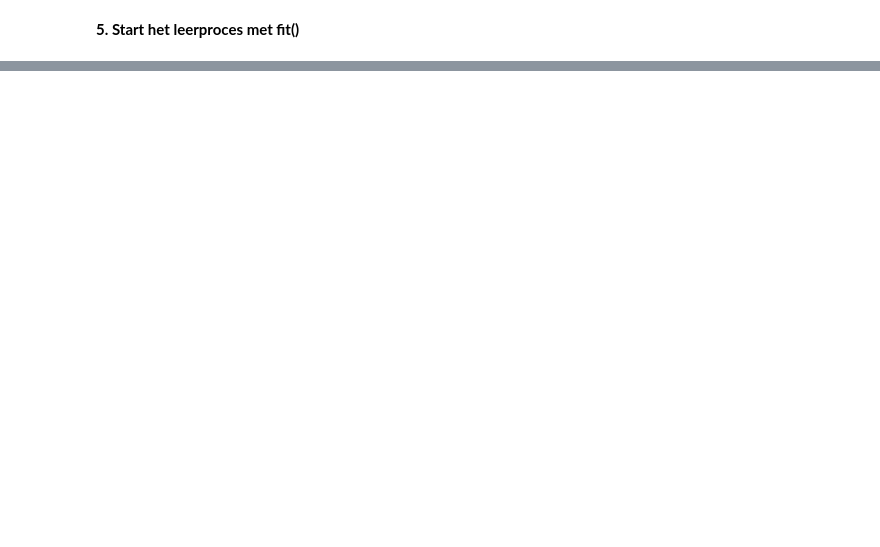
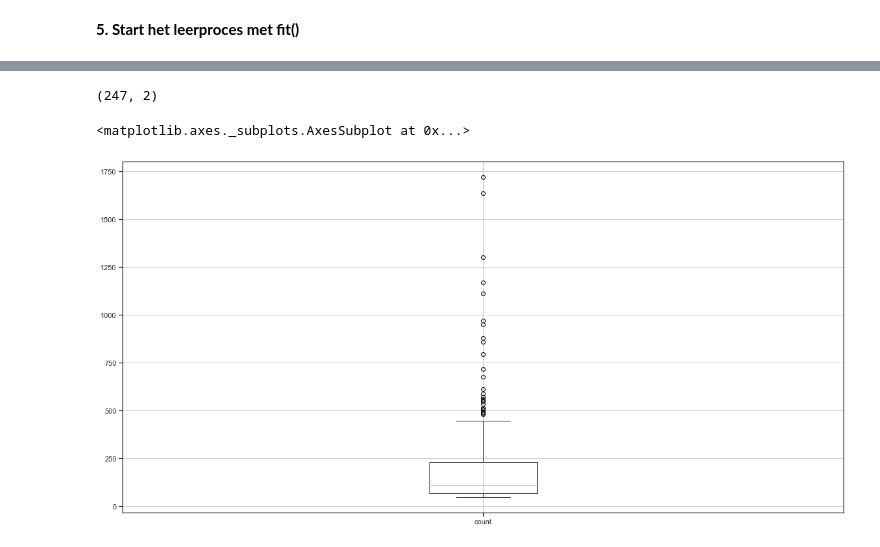
Before and after one commit to darkraisisi/cm_wine, a Jupyter notebook: Computional Modelling Wine Casus.ipynb, the cells around one changed output, grey strips where cells are left out. Drawn from its saved outputs; the diff is of its cells as text; code cells hidden in the pictures; blank space fills up the shorter version.

```diff
--- a/Computional Modelling Wine Casus.ipynb
+++ b/Computional Modelling Wine Casus.ipynb
@@ -204,0 +360,6 @@ np.sqrt(mean_squared_error(y_test,y_pred))
+# %%
+wordsPerWine = wine[['title','description']]
+allWordsSeperated = np.array(' '.join(wordsPerWine.to_numpy().flatten()).replace(',','').split(" "))
+# %%
+allWordsSeperated = np.char.lower(allWordsSeperated)
+(allWordsSeperated[:20],'Amount of words',allWordsSeperated.shape)
@@ -204,0 +372,13 @@ np.sqrt(mean_squared_error(y_test,y_pred))
+# %%
+unique, counts = np.array(np.unique(allWordsSeperated, return_counts=True))
+wordCount = np.array([np.array(unique), np.array(counts)])
+wordFrame = pd.DataFrame(wordCount[0],wordCount[1]).reset_index()
+wordFrame.columns = ['count','word']
+# %%
+stop_words = set(stopwords.words('english'))
+stop_words.update(['wine','red'])
+
+wordFrame['count'] = wordFrame['count'].astype(int)
+print(wordFrame.shape)
+wordFrame.drop(wordFrame[ (wordFrame['word'].isin(stop_words)) | (wordFrame['count'] < 50)].index , inplace=True)
+wordFrame.sort_values(by=['count'], ascending=False)[:10]
@@ -204,0 +398,9 @@ np.sqrt(mean_squared_error(y_test,y_pred))
+# %%
+wordFrame.shape
+# %% [output]
+(247, 2)
+# %%
+wordFrame.boxplot(figsize=(20,10), column='count')
+# %% [output]
+<matplotlib.axes._subplots.AxesSubplot at 0x...>
+[figure, added]
```
Also changed, not shown: parts of 30 cells of this notebook.
